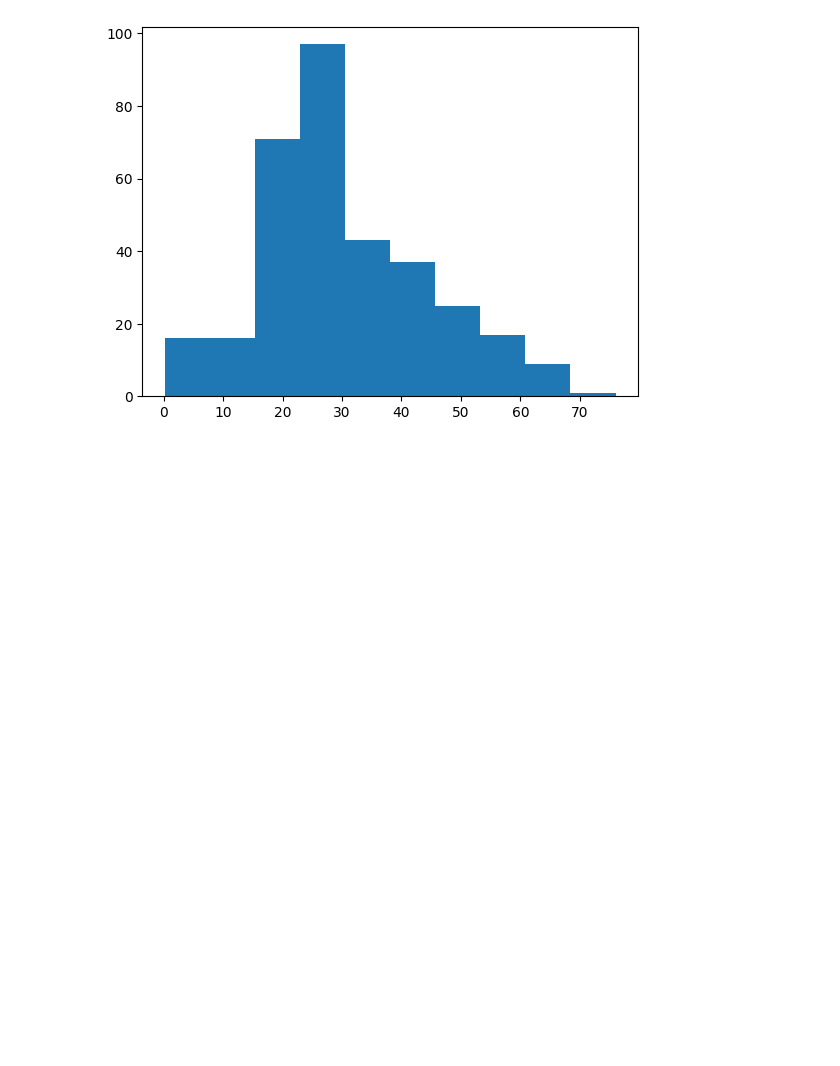
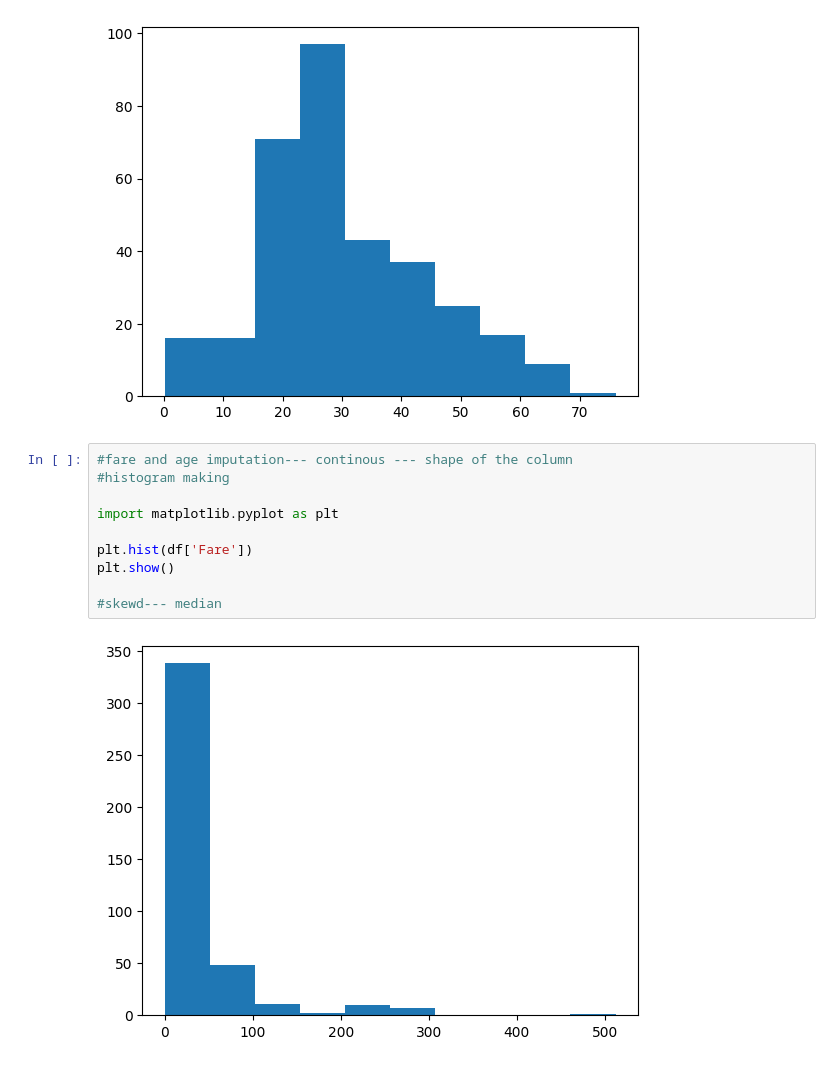
Before and after one commit to raheelam98/DataAnalysis, a Jupyter notebook: EDA/EDA_Sessions_RM/DA5_Missing_values_and_outliers_Sec_3_RM.ipynb, the cells around one changed output. Saved outputs shown, nothing was run; the diff lists cells and outputs as text; blank space fills up the shorter version.

```diff
--- a/EDA/EDA_Sessions_RM/DA5_Missing_values_and_outliers_Sec_3_RM.ipynb
+++ b/EDA/EDA_Sessions_RM/DA5_Missing_values_and_outliers_Sec_3_RM.ipynb
@@ -281,3 +281,15 @@ plt.hist(df["Age"])
 plt.show() # plot to show
 # %% [output]
 [figure]
+# %%
+#fare and age imputation--- continous --- shape of the column
+#histogram making
+
+import matplotlib.pyplot as plt
+
+plt.hist(df['Fare'])
+plt.show()
+
+#skewd--- median
+# %% [output]
+[figure, added]
```
Also changed, not shown: parts of 3 cells of this notebook.
